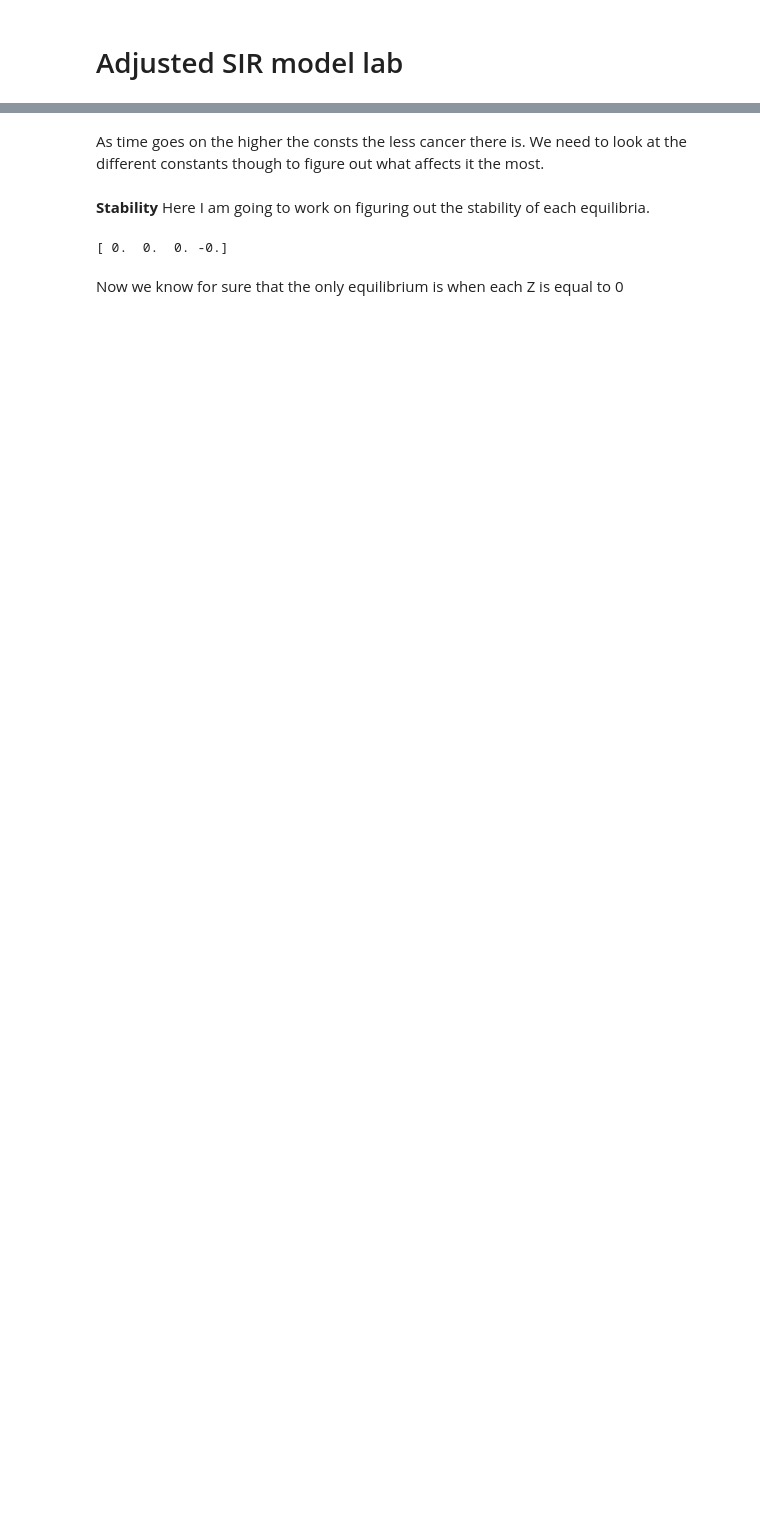
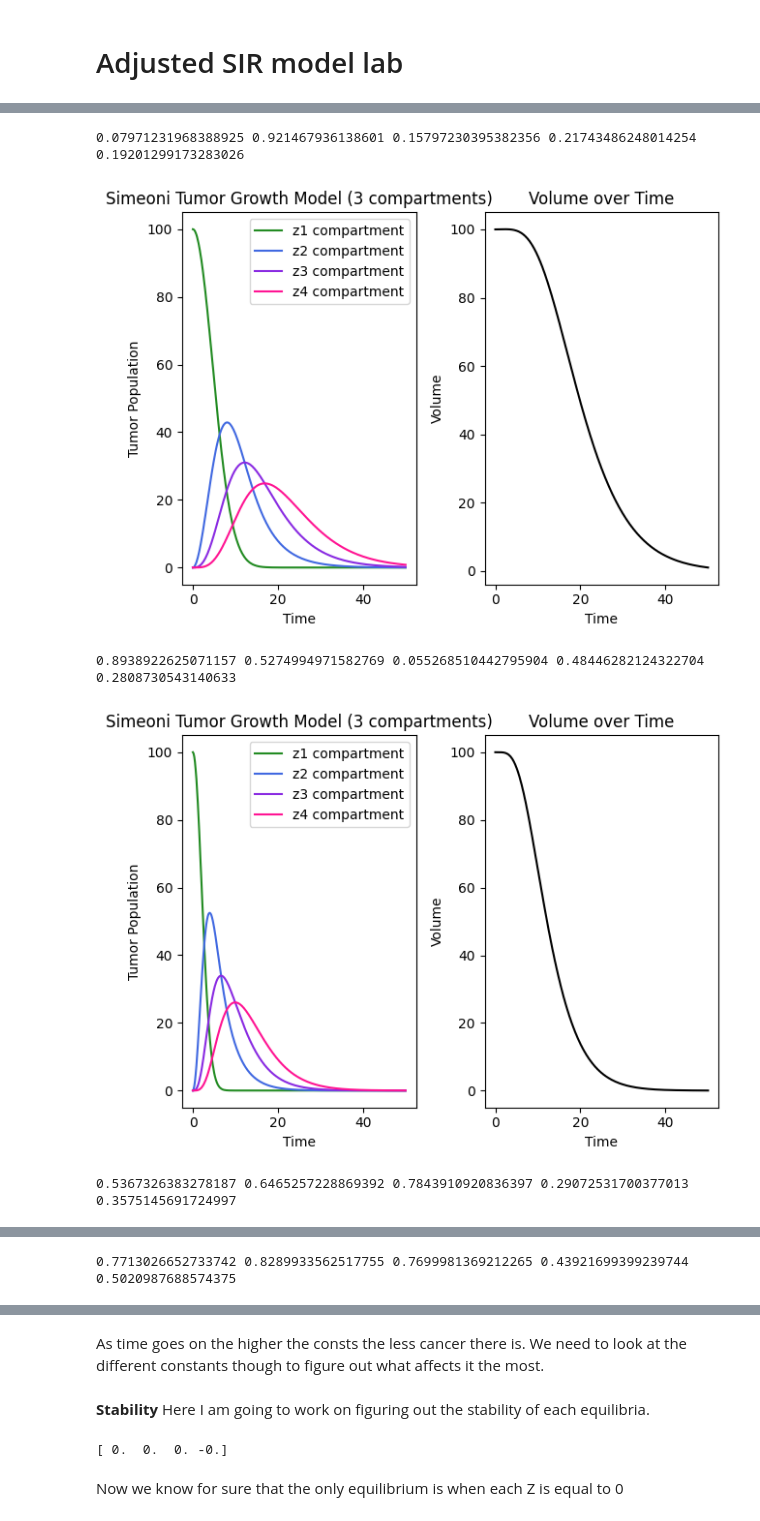
Before and after one commit to sarahwinters64/portfolio_projects, a Jupyter notebook: v4_project.ipynb, the cells around one changed output, grey strips where cells are left out. Drawn from its saved outputs; the diff is of its cells as text; code cells hidden in the pictures; blank space fills up the shorter version.

```diff
--- a/v4_project.ipynb
+++ b/v4_project.ipynb
@@ -108 +198,19 @@ consts = 0.6
 ... (6 outputs left out)
+# %%
+#plot a bunch and see what happens
+#all constants are the same and are less than 1
+for i in range(1, 10):
+    lambda0 = np.random.rand()
+    lambda1 = np.random.rand()
+    psi = np.random.rand()
+    k1 = np.random.rand()
+    k2 = np.random.rand()
+    print(lambda0, lambda1, psi, k1, k2)
+    simeoni_3(lambda0=lambda0, lambda1=lambda1, psi=psi, k1 =k1, k2=k2, V0 = 100)
+#
+# %% [output]
+0.07971231968388925 0.921467936138601 0.15797230395382356 0.21743486248014254 0.19201299173283026
+[figure, added]
+0.8938922625071157 0.5274994971582769 0.055268510442795904 0.48446282124322704 0.2808730543140633
+[figure, added]
+0.5367326383278187 0.6465257228869392 0.7843910920836397 0.29072531700377013 0.3575145691724997
@@ -108,0 +218 @@ consts = 0.6
+0.7713026652733742 0.8289933562517755 0.7699981369212265 0.43921699399239744 0.5020987688574375
```
Also changed, not shown: parts of 5 cells of this notebook.
